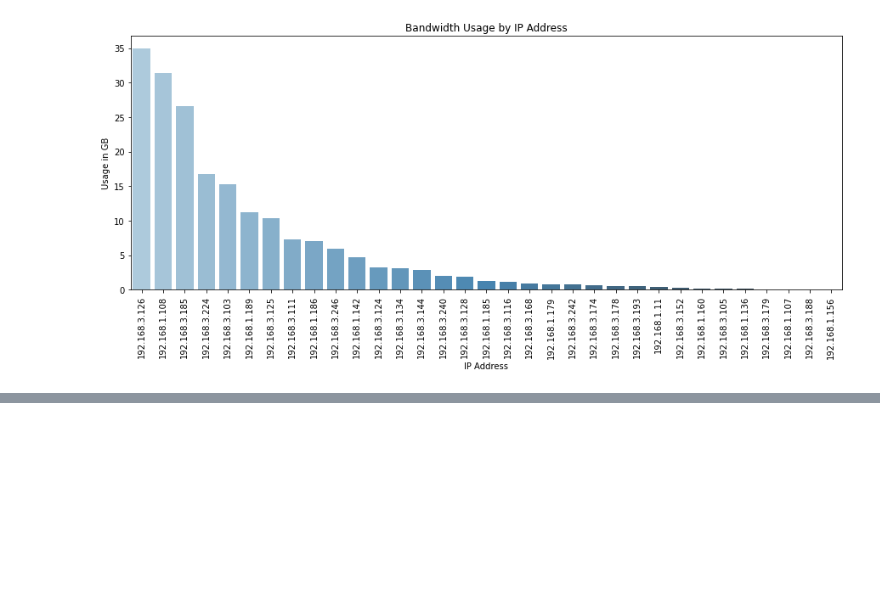
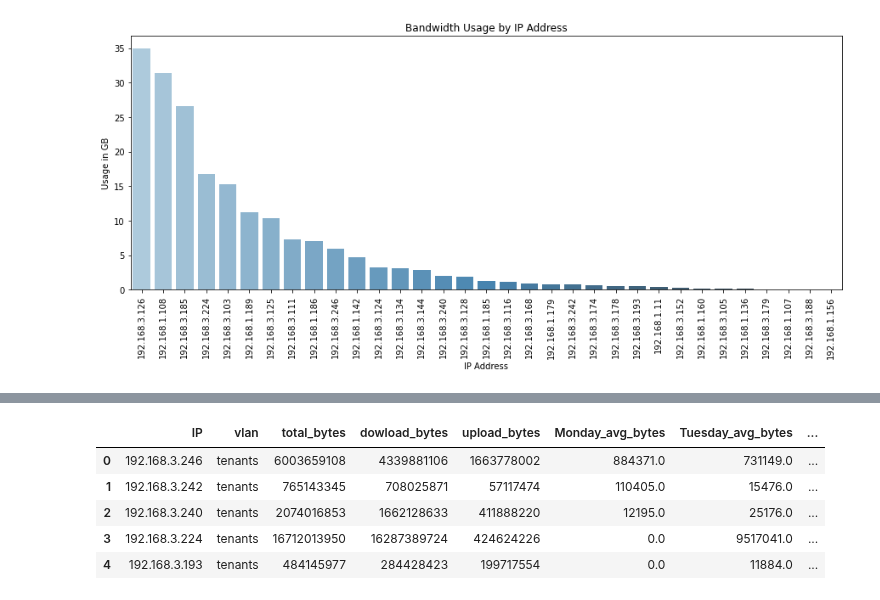
Before and after one commit to JohnnyFoulds/dsm010-2021-oct, a Jupyter notebook: coursework_02/cw02.ipynb, the cells around one changed output, grey strips where cells are left out. Saved outputs shown, nothing was run; the diff lists cells and outputs as text; code cells hidden in the pictures; blank space fills up the shorter version.

```diff
--- a/coursework_02/cw02.ipynb
+++ b/coursework_02/cw02.ipynb
@@ -764,0 +884,11 @@ plt.show()
+# %%
+# replace the NaN values with 0
+df_users.fillna(0, inplace=True)
+df_users.head()
+# %% [output]
+|  | IP | vlan | total_bytes | dowload_bytes | upload_bytes | Monday_avg_bytes | Tuesday_avg_bytes | ... |
+| 0 | 192.168.3.246 | tenants | 6003659108 | 4339881106 | 1663778002 | 884371.0 | 731149.0 | ... |
+| 1 | 192.168.3.242 | tenants | 765143345 | 708025871 | 57117474 | 110405.0 | 15476.0 | ... |
+| 2 | 192.168.3.240 | tenants | 2074016853 | 1662128633 | 411888220 | 12195.0 | 25176.0 | ... |
+| 3 | 192.168.3.224 | tenants | 16712013950 | 16287389724 | 424624226 | 0.0 | 9517041.0 | ... |
+| 4 | 192.168.3.193 | tenants | 484145977 | 284428423 | 199717554 | 0.0 | 11884.0 | ... |
```
Also changed, not shown: parts of 23 cells of this notebook.
